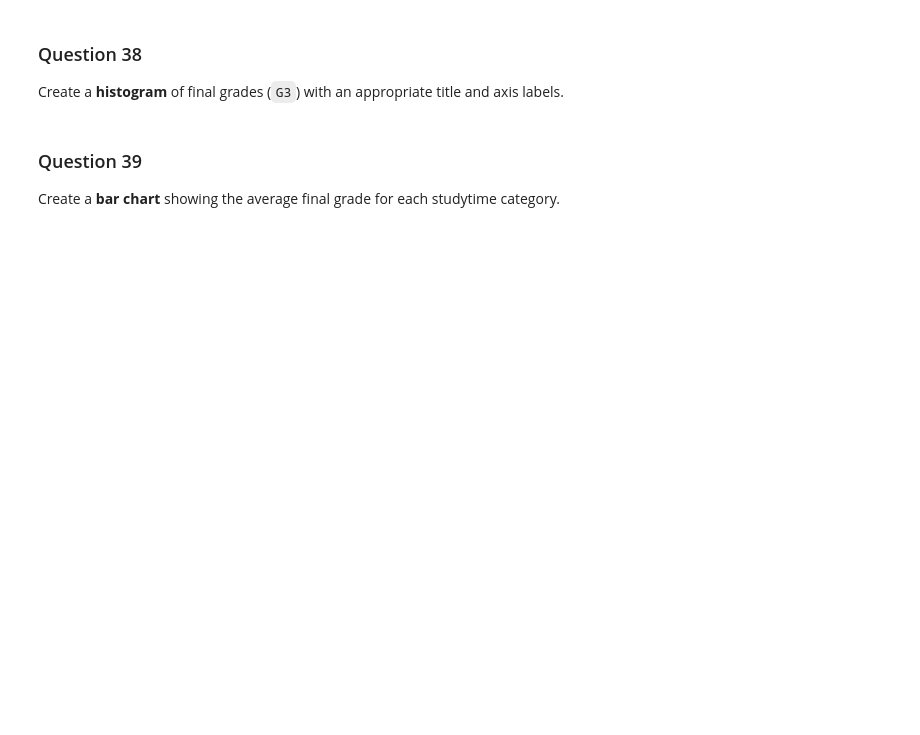
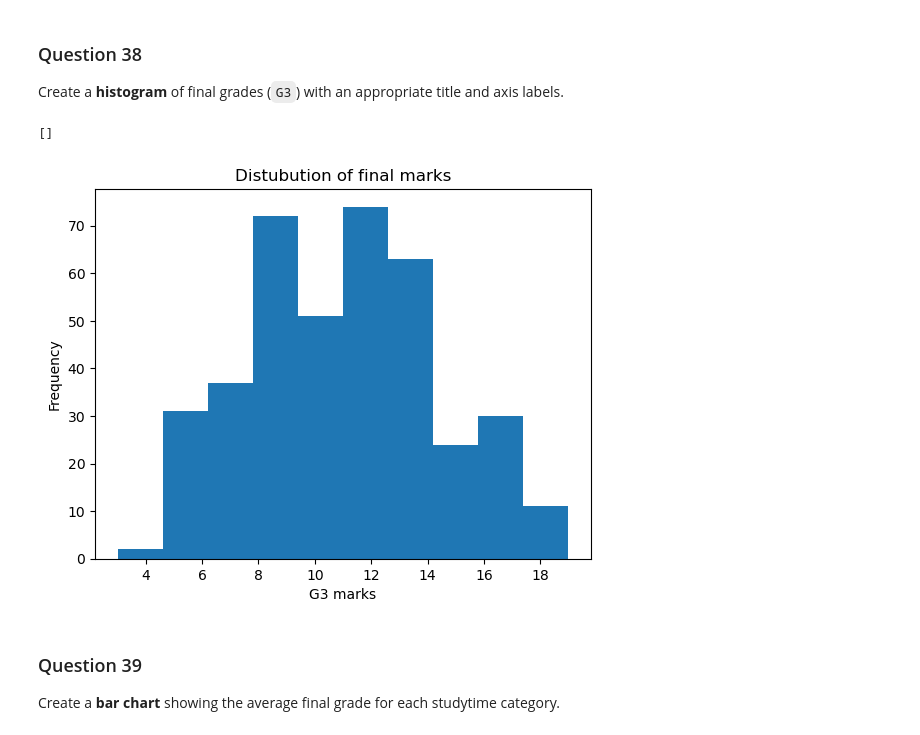
Before and after one commit to sumitshinde4585/Liha-tech-Assignments, a Jupyter notebook: Data-Science-Assignments-main/Assignment 4/Student_Performance_Beginner_to_Intermediate_Pandas_Practice.ipynb, the cells around one changed output. Saved outputs shown, nothing was run; the diff lists cells and outputs as text; code cells hidden in the pictures; blank space fills up the shorter version.

```diff
--- a/Data-Science-Assignments-main/Assignment 4/Student_Performance_Beginner_to_Intermediate_Pandas_Practice.ipynb
+++ b/Data-Science-Assignments-main/Assignment 4/Student_Performance_Beginner_to_Intermediate_Pandas_Practice.ipynb
@@ -49,6 +49,9 @@ By completing this assignment, you will practice a complete beginner-to-intermed
 # %% [markdown]
 ### Question 1
 Import the Pandas library using the alias `pd` and read **StudentPerformance.csv** into a DataFrame named `df`.
+# %%
+import pandas as pd
+df=pd.read_csv("StudentPerformance.csv")
 # %% [markdown]
 ### Question 2
 Display the first **5 rows** of the dataset.
@@ -160,3 +500,8 @@ Determine which **studytime category** has the highest average final grade.
 # %% [markdown]
 ### Question 34
 Create a new column named **average_grade** containing the row-wise average of `G1`, `G2`, and `G3`.
+# %%
+# df['average_grade'] =(df['G1']+df['G2']+df['G3'])/3
+
+df['average_grade'] =df.apply(lambda x :(x['G1']+x['G2']+x['G3'])/3 ,axis=1)
+df.head()
@@ -163,3 +516,6 @@ Create a new column named **average_grade** containing the row-wise average of `
 # %% [markdown]
 ### Question 35
 Create a column named **pass_status** using `apply()` with a `lambda` function. Store `Pass` when `G3` is greater than or equal to 10; otherwise store `Fail`.
+# %%
+df['pass_status'] =df['G3'].apply(lambda x : "Pass" if x>=10 else 'Fail')
+df.head()
@@ -166,3 +530,6 @@ Create a column named **pass_status** using `apply()` with a `lambda` function.
 # %% [markdown]
 ### Question 36
 Create a new column named **grade_change** by subtracting `G1` from `G3`.
+# %%
+df['grade_change'] = df['G3'] - df['G1']
+df.head()
@@ -174,6 +573,18 @@ Create a correlation matrix for **age, studytime, failures, absences, G1, G2, an
 # %% [markdown]
 ### Question 38
 Create a **histogram** of final grades (`G3`) with an appropriate title and axis labels.
+# %%
+import matplotlib.pyplot as plt
+
+plt.hist(df['G3'])
+
+plt.title('Distubution of final marks')
+plt.xlabel('G3 marks')
+plt.ylabel('Frequency')
+plt.plot()
+# %% [output]
+[]
+[figure, added]
 # %% [markdown]
 ### Question 39
 Create a **bar chart** showing the average final grade for each studytime category.
```
Also changed, not shown: parts of 38 cells of this notebook, 1 other file.
